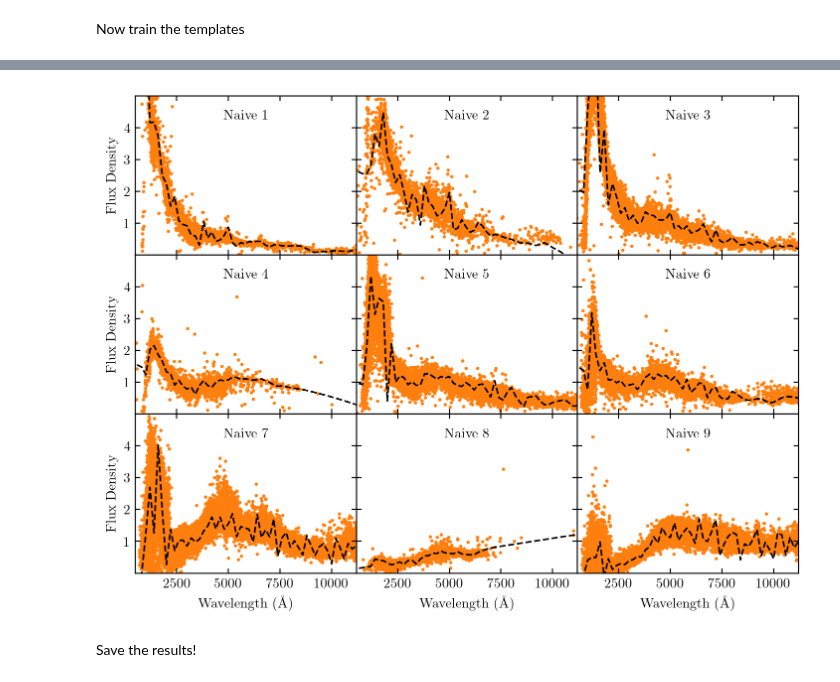
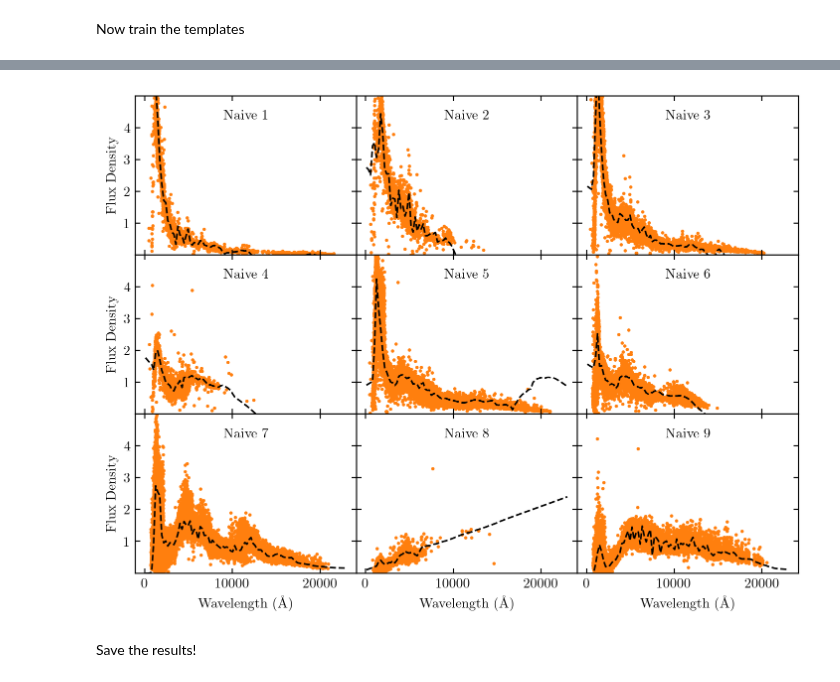
Before and after one commit to dirac-institute/photoz_template_learning, a Jupyter notebook: training_naive.ipynb, the cells around one changed output, grey strips where cells are left out. Drawn from its saved outputs; the diff is of its cells as text; code cells hidden in the pictures.

```diff
--- a/training_naive.ipynb
+++ b/training_naive.ipynb
@@ -50,7 +50,7 @@ template_functions = [tf1,tf2,tf3,tf4,tf5,tf6,tf7,tf8,tf9]
 naive_templates = dict()
 for i,tf in enumerate(template_functions):
     template = Sed()
-    template.wavelen = np.arange(20,2200,20)*1.0
+    template.wavelen = np.linspace(10,2300,100)
     template.flambda = tf(template.wavelen)
     template.wavelen *= 10
     naive_templates["naive"+str(i+1)] = template
@@ -100,7 +100,7 @@ plt.show()
 Now train the templates
 # %%
 %%time
-trained_templates, final_sets = train_templates(naive_templates, galaxies, bandpass_dict)
+trained_templates, final_sets = train_templates(naive_templates, galaxies, bandpass_dict, N_iter=1, w=0.75)
 # %% [output]
 Round 1/5
 Round 2/5
@@ -112,34 +112,34 @@ Wall time: 18min 26s
 # %%
 fig, ((ax1,ax2,ax3),(ax4,ax5,ax6),(ax7,ax8,ax9)) = plt.subplots(3,3,sharex='all',sharey='all',figsize=(twocol,0.75*twocol))
 
 axes = [ax1,ax2,ax3,ax4,ax5,ax6,ax7,ax8,ax9]
 
 for i,ax in enumerate(axes):
 
     wavelen = [row[0] for row in final_sets["naive"+str(i+1)]]
     fluxes = [row[1] for row in final_sets["naive"+str(i+1)]]
     ax.scatter(wavelen, fluxes, s=2, c="C1")
 
     template = trained_templates["naive"+str(i+1)]
     ax.plot(template.wavelen, template.flambda, ls="--", c="k")
 
     ax.text(0.5,0.85,"Naive "+str(i+1),transform=ax.transAxes,ha="center")
 
     ax.set_yticks([1,2,3,4])
 
-plt.xlim(500,11200)
+#plt.xlim(500,11200)
 plt.ylim(0,5)
 ax7.set_xlabel('Wavelength ($\mathrm{\AA}$)')
 ax8.set_xlabel('Wavelength ($\mathrm{\AA}$)')
 ax9.set_xlabel('Wavelength ($\mathrm{\AA}$)')
 ax1.set_ylabel('Flux Density')
 ax4.set_ylabel('Flux Density')
 ax7.set_ylabel('Flux Density')
 
 fig.tight_layout(pad=0.5, h_pad=0, w_pad=0)
 #fig.savefig('plots/naive_trained.pdf')
 # %% [output]
-[figure, old version]
+[figure, new version]
 # %% [markdown]
 Save the results!
 # %%
```
Also changed, not shown: parts of 3 cells of this notebook, 1 other file.
